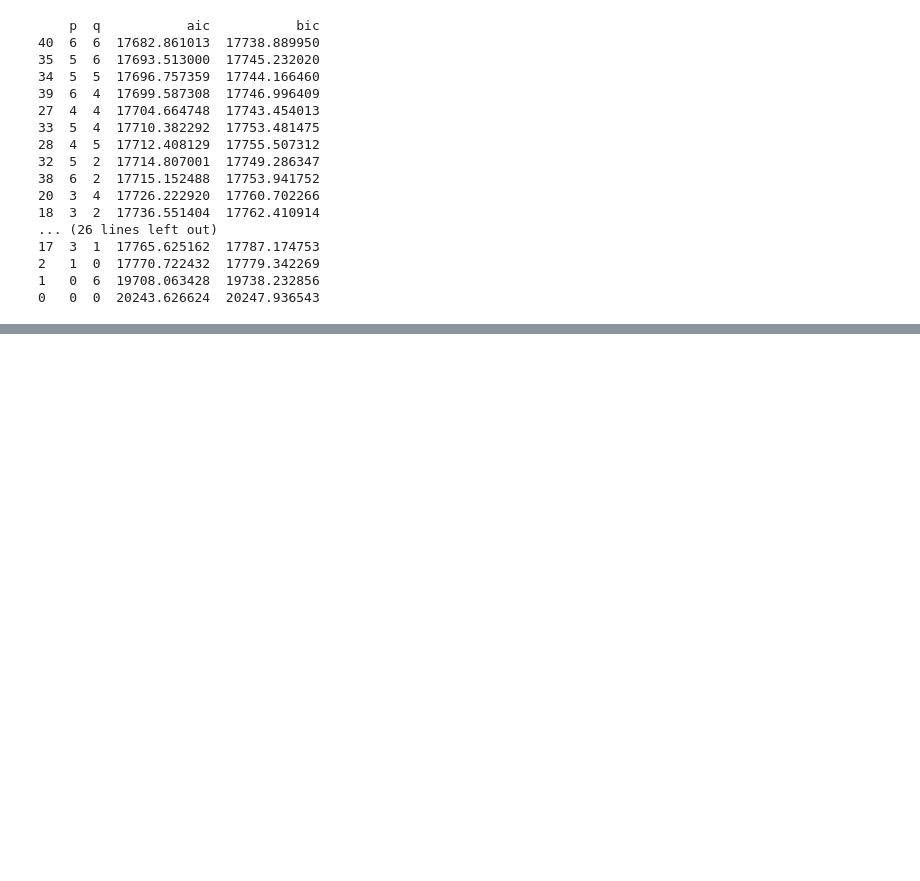
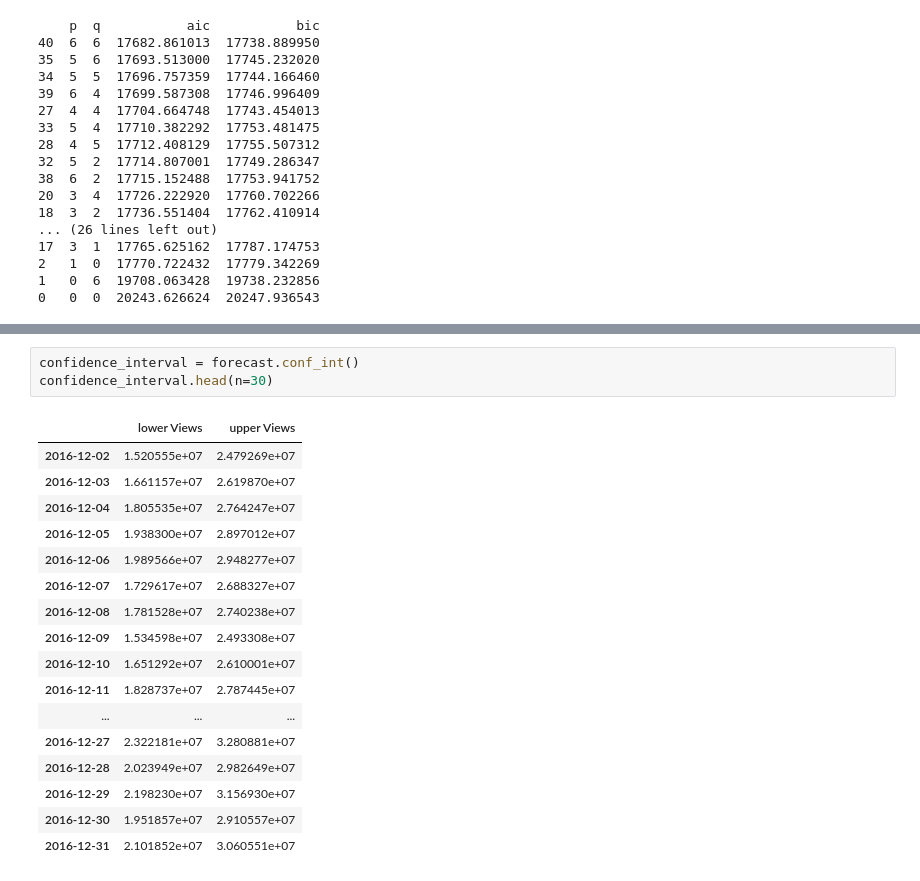
Before and after one commit to Subikshaa/Time-Series-Forecasting-on-Web-Traffic-Dataset, a Jupyter notebook: forecast.ipynb, the cells around one changed output, grey strips where cells are left out. Saved outputs shown, nothing was run; the diff lists cells and outputs as text; blank space fills up the shorter version.

```diff
--- a/forecast.ipynb
+++ b/forecast.ipynb
@@ -322,0 +369,21 @@ print(aic_bic_df.sort_values('aic'))
+# %%
+confidence_interval = forecast.conf_int()
+confidence_interval.head(n=30)
+# %% [output]
+|  | lower Views | upper Views |
+| 2016-12-02 | 1.520555e+07 | 2.479269e+07 |
+| 2016-12-03 | 1.661157e+07 | 2.619870e+07 |
+| 2016-12-04 | 1.805535e+07 | 2.764247e+07 |
+| 2016-12-05 | 1.938300e+07 | 2.897012e+07 |
+| 2016-12-06 | 1.989566e+07 | 2.948277e+07 |
+| 2016-12-07 | 1.729617e+07 | 2.688327e+07 |
+| 2016-12-08 | 1.781528e+07 | 2.740238e+07 |
+| 2016-12-09 | 1.534598e+07 | 2.493308e+07 |
+| 2016-12-10 | 1.651292e+07 | 2.610001e+07 |
+| 2016-12-11 | 1.828737e+07 | 2.787445e+07 |
+| ... | ... | ... |
+| 2016-12-27 | 2.322181e+07 | 3.280881e+07 |
+| 2016-12-28 | 2.023949e+07 | 2.982649e+07 |
+| 2016-12-29 | 2.198230e+07 | 3.156930e+07 |
+| 2016-12-30 | 1.951857e+07 | 2.910557e+07 |
+| 2016-12-31 | 2.101852e+07 | 3.060551e+07 |
```
Also changed, not shown: parts of 5 cells of this notebook.
